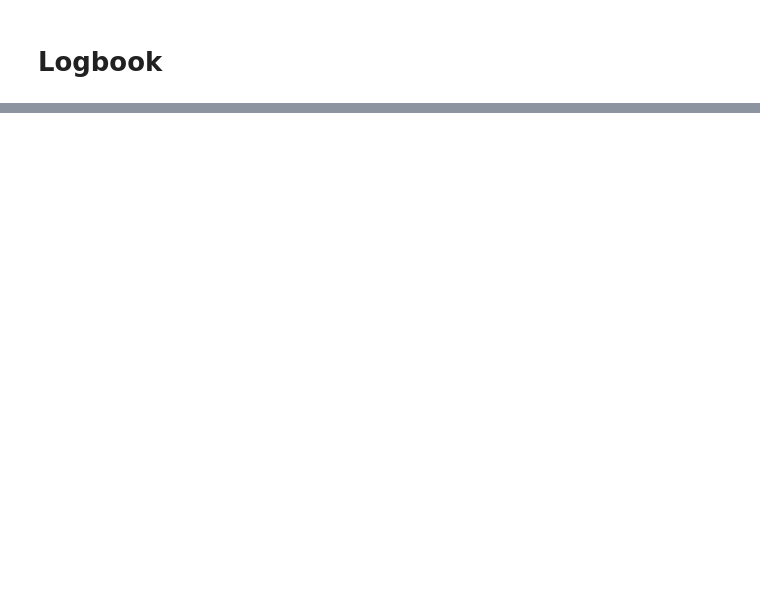
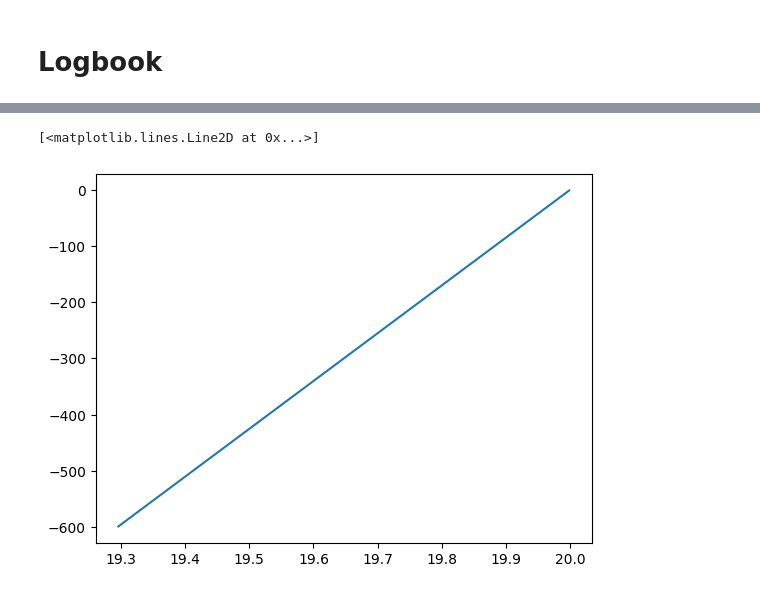
Before and after one commit to meom-group/tunax, a Jupyter notebook: notebooks/fitting_k_eps.ipynb, the cells around one changed output, grey strips where cells are left out. Drawn from its saved outputs; the diff is of its cells as text; code cells hidden in the pictures; blank space fills up the shorter version.

```diff
--- a/notebooks/fitting_k_eps.ipynb
+++ b/notebooks/fitting_k_eps.ipynb
@@ -31,0 +16,6 @@ desc_ex =
+# %%
+filename = os.path.join('..', 'obs', 'les_Bruno', 'outdir_0005', 'profiles.nc')
+params_filename = os.path.join('..', 'obs', 'les_Bruno', 'outdir_0005', 'profiles.json')
+
+obs = nc_to_obs(filename, params_filename)
+obs
@@ -31,0 +37,3 @@ desc_ex =
+# %%
+temp = obs.variables.temp
+temp.values
@@ -31,0 +54,5 @@ desc_ex =
+# %%
+plt.plot(temp[0, :], temp.z)
+# %% [output]
+[<matplotlib.lines.Line2D at 0x...>]
+[figure, added]
```
Also changed, not shown: parts of 10 cells of this notebook, 2 other files.
